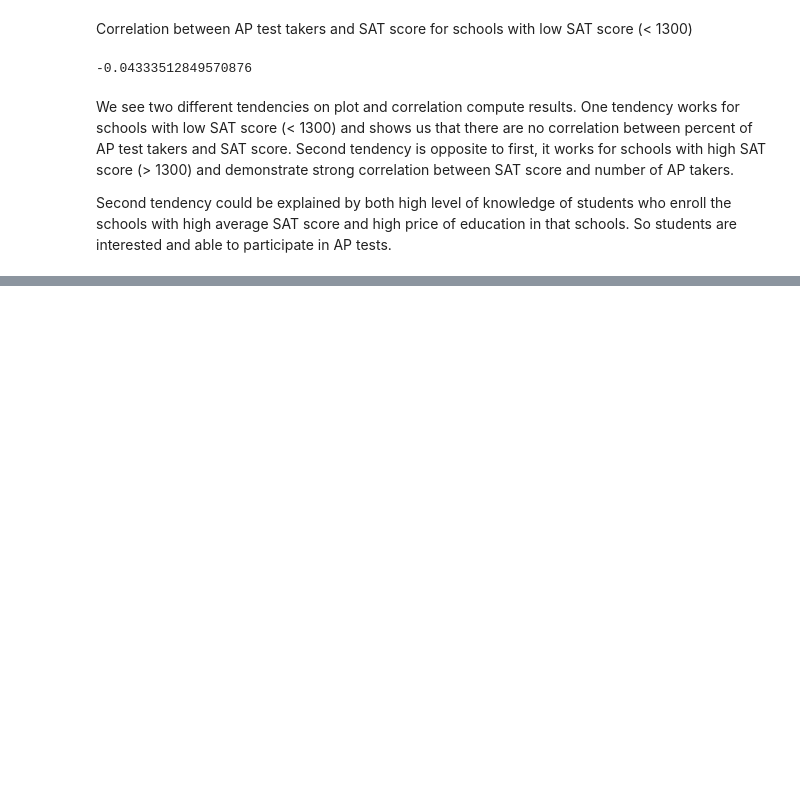
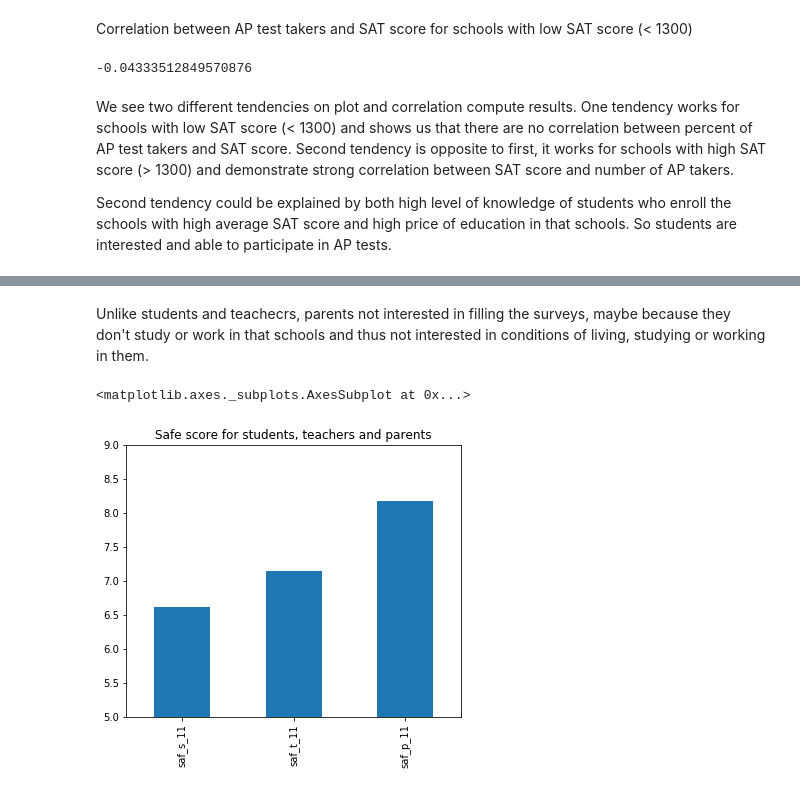
Before and after one commit to beatwad/scholastic_aptitude_test, a Jupyter notebook: Schools.ipynb, the cells around one changed output, grey strips where cells are left out. Drawn from its saved outputs; the diff is of its cells as text; code cells hidden in the pictures; blank space fills up the shorter version.

```diff
--- a/Schools.ipynb
+++ b/Schools.ipynb
@@ -388,0 +439,7 @@ Second tendency could be explained by both high level of knowledge of students w
+# %% [markdown]
+Unlike students and teachecrs, parents not interested in filling the surveys, maybe because they don't study or work in that schools and thus not interested in conditions of living, studying or working in them.
+# %%
+survey_results[['saf_s_11', 'saf_t_11', 'saf_p_11']].plot(x=survey_results.values, y=survey_results.index, kind='bar', figsize=(6, 5), ylim=(5, 9), title='Safe score for students, teachers and parents')
+# %% [output]
+<matplotlib.axes._subplots.AxesSubplot at 0x...>
+[figure, added]
```
Also changed, not shown: parts of 31 cells of this notebook.
